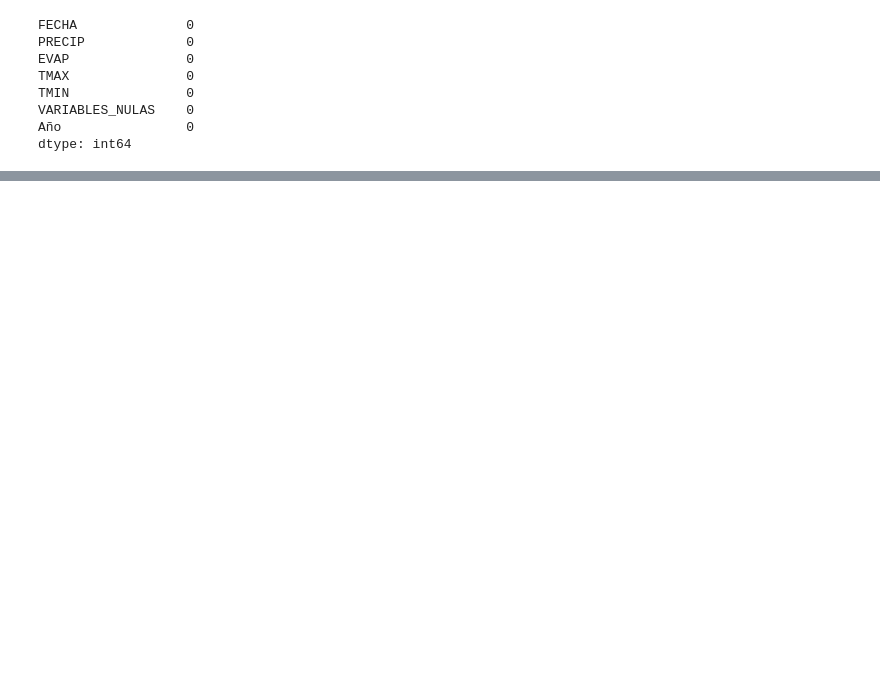
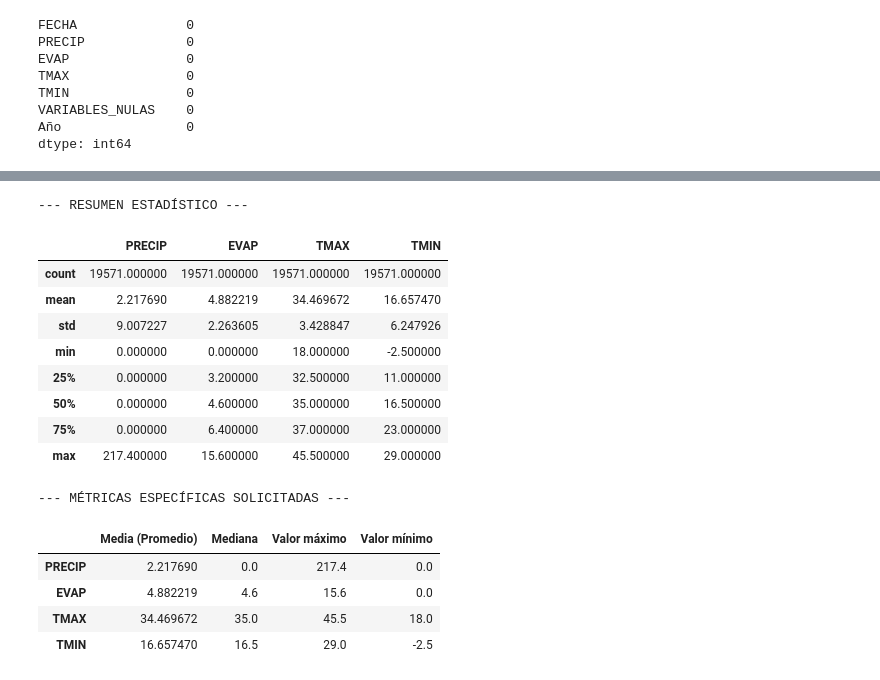
Before and after one commit to FranciaZepeda/Ciencia-de-datos, a Jupyter notebook: Fase 2/Modulo 2/procesamientotxt.ipynb, the cells around one changed output, grey strips where cells are left out. Saved outputs shown, nothing was run; the diff lists cells and outputs as text; code cells hidden in the pictures; blank space fills up the shorter version.

```diff
--- a/Fase 2/Modulo 2/procesamientotxt.ipynb
+++ b/Fase 2/Modulo 2/procesamientotxt.ipynb
@@ -106,26 +141,16 @@ dtype: int64
 # %%
-def transformar_datos(df_temp):
-    """
-    Función modular para convertir tipos de datos y eliminar basura de texto.
-    """
-    # 1. Convertimos la fecha usando errors='coerce' como prometiste en tu texto
-    # Esto convertirá cualquier texto que no sea fecha (como títulos colados) en NaT (Not a Time)
+def transformacion(df_temp):
+
     df_temp['FECHA'] = pd.to_datetime(df_temp['FECHA'], dayfirst=True, errors='coerce')
 
-    # 2. Aplicamos dropna() para eliminar esas filas que resultaron ser texto basura (NaT)
-    # Solo borramos filas si la FECHA está vacía/rota
     df_temp = df_temp.dropna(subset=['FECHA'])
 
-    # 3. Convertimos las columnas de medición a numéricas
     cols_num = ['PRECIP', 'EVAP', 'TMAX', 'TMIN']
-
-    # También es excelente práctica agregar errors='coerce' aquí por si se coló algún espacio o letra
     df_temp[cols_num] = df_temp[cols_num].apply(pd.to_numeric, errors='coerce')
 
     return df_temp
 
-# Llamada a la función
-df = transformar_datos(df)
+df = transformacion(df)
 df.head()
 # %% [output]
 |  | FECHA | PRECIP | EVAP | TMAX | TMIN | VARIABLES_NULAS | Año |
@@ -163,0 +202,35 @@ FALTAAAAA El código está documentado, es ordenado y presenta las tablas result
+# %%
+def datos(df_temp):
+    cols_num = ['PRECIP', 'EVAP', 'TMAX', 'TMIN']
+
+    print("RESUMEN ESTADÍSTICO")
+    display(df_temp[cols_num].describe())
+
+    print("\n--- MÉTRICAS ESPECÍFICAS SOLICITADAS ---")
+    stats_resumen = pd.DataFrame({
+        'Media (Promedio)': df_temp[cols_num].mean(), # Calculamos la media de cada columna numérica
+        'Mediana': df_temp[cols_num].median(), # Calculamos la mediana de cada columna numérica
+        'Valor máximo': df_temp[cols_num].max(), # Calculamos el valor máximo de cada columna numérica
+        'Valor mínimo': df_temp[cols_num].min() # Calculamos el valor mínimo de cada columna numérica
+    })
+    display(stats_resumen)
+
+# Ejecutamos el análisis final
+datos(df)
+# %% [output]
+--- RESUMEN ESTADÍSTICO ---
+|  | PRECIP | EVAP | TMAX | TMIN |
+| count | 19571.000000 | 19571.000000 | 19571.000000 | 19571.000000 |
+| mean | 2.217690 | 4.882219 | 34.469672 | 16.657470 |
+| std | 9.007227 | 2.263605 | 3.428847 | 6.247926 |
+| min | 0.000000 | 0.000000 | 18.000000 | -2.500000 |
+| 25% | 0.000000 | 3.200000 | 32.500000 | 11.000000 |
+| 50% | 0.000000 | 4.600000 | 35.000000 | 16.500000 |
+| 75% | 0.000000 | 6.400000 | 37.000000 | 23.000000 |
+| max | 217.400000 | 15.600000 | 45.500000 | 29.000000 |
+--- MÉTRICAS ESPECÍFICAS SOLICITADAS ---
+|  | Media (Promedio) | Mediana | Valor máximo | Valor mínimo |
+| PRECIP | 2.217690 | 0.0 | 217.4 | 0.0 |
+| EVAP | 4.882219 | 4.6 | 15.6 | 0.0 |
+| TMAX | 34.469672 | 35.0 | 45.5 | 18.0 |
+| TMIN | 16.657470 | 16.5 | 29.0 | -2.5 |
```
Also changed, not shown: parts of 14 cells of this notebook.
